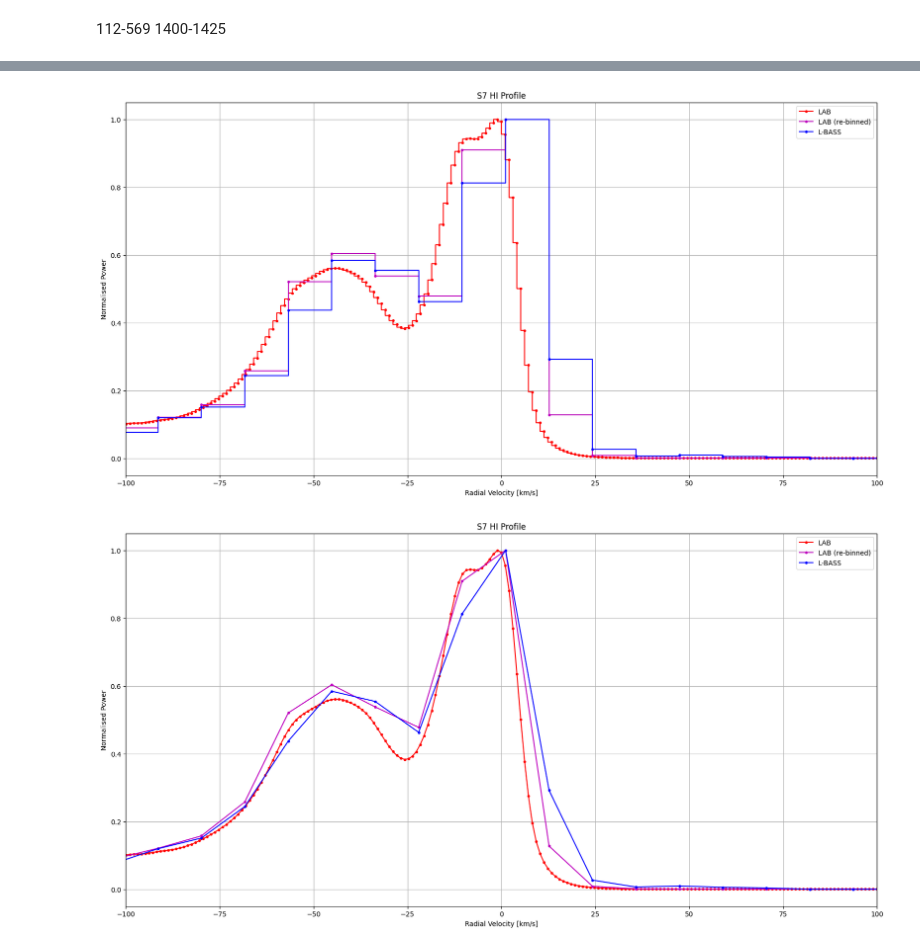
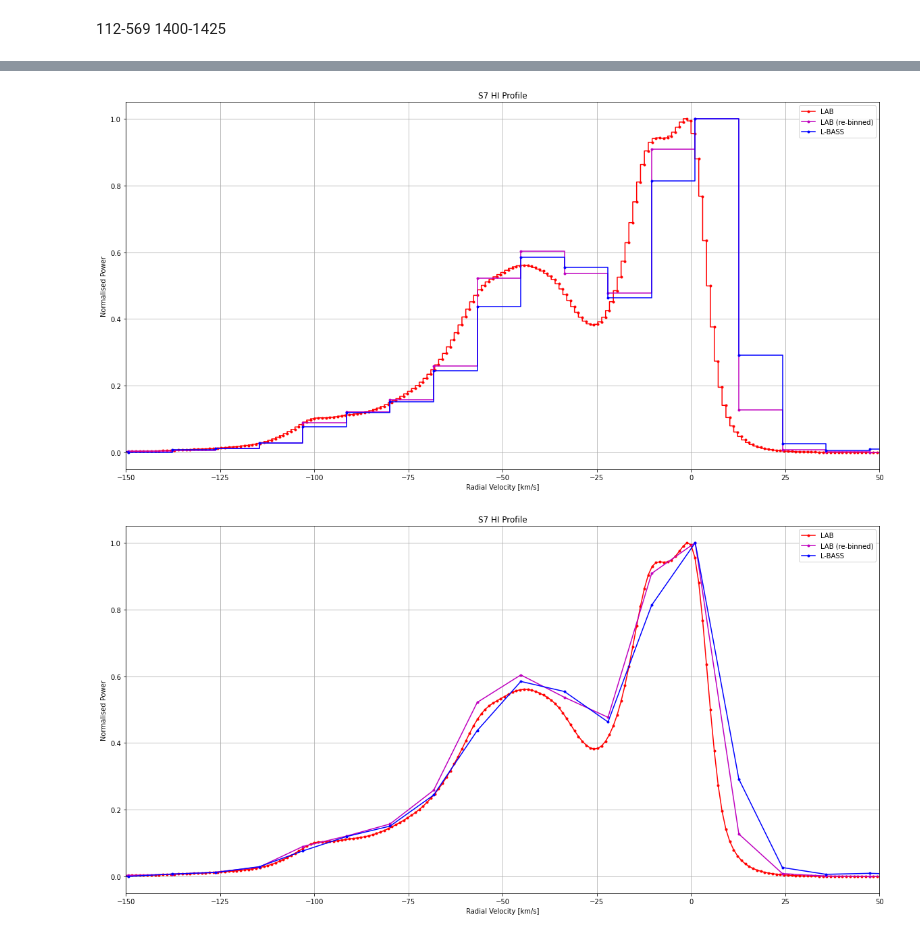
Before and after one commit to louis-hurrey/L-BASS, a Jupyter notebook: hydrogen_profiles.ipynb, the cells around one changed output, grey strips where cells are left out. Drawn from its saved outputs; the diff is of its cells as text; code cells hidden in the pictures.

Commit message:
corrected lab s7 data to j2000

```diff
--- a/hydrogen_profiles.ipynb
+++ b/hydrogen_profiles.ipynb
@@ -284,15 +286,23 @@ class Transit:
         return datetimes, power_array
 # %%
 s7_lab = np.genfromtxt("data/hydrogen profiles/s7_lab.txt", skip_header=4)
+s7_lab_j2000 = np.genfromtxt("data/hydrogen profiles/s7_lab_j2000.txt", skip_header=4)
 s7_lab_vel = s7_lab[:,0]
+s7_lab_j2000_vel = s7_lab_j2000[:,0]
 s7_lab_pwr = s7_lab[:,1] / np.max(s7_lab[:,1])
+s7_lab_j2000_pwr = s7_lab_j2000[:,1] / np.max(s7_lab_j2000[:,1])
 
 plt.figure(figsize=(20, 10))
 plt.plot(s7_lab_vel, s7_lab_pwr, marker=".", color='r', label="LAB")
+plt.plot(s7_lab_j2000_vel, s7_lab_j2000_pwr, marker=".", color='b', label="J2000")
+plt.plot(s7_lab_vel, s7_lab_pwr-s7_lab_j2000_pwr, marker=".", color='k', label="Difference")
 plt.xlabel('Radial Velocity [km/s]')
 plt.ylabel('Normalised Power')
 plt.grid(True)
 plt.legend()
 plt.title("S7 HI Profile")
 plt.show()
+
+s7_lab_vel = s7_lab_j2000_vel
+s7_lab_pwr = s7_lab_j2000_pwr
 # %% [output]
@@ -383,35 +393,35 @@ plt.step(vel,s7_profile/np.max(s7_profile), marker=".", color='b', label="L-BASS
 plt.xlabel('Radial Velocity [km/s]')
 plt.ylabel('Normalised Power')
 plt.grid(True)
 plt.legend()
 plt.title("S7 HI Profile")
-plt.xlim(-100,100)
+plt.xlim(-150,50)
 plt.show()
 
 plt.figure(figsize=(20, 10))
 plt.plot(s7_lab_vel, s7_lab_pwr, marker=".", color='r', label="LAB")
 plt.plot(vel, lab_rebinned/np.max(lab_rebinned), marker=".", color='m', label="LAB (re-binned)")
 plt.plot(vel,s7_profile/np.max(s7_profile), color='b', marker=".", label="L-BASS")
 plt.xlabel('Radial Velocity [km/s]')
 plt.ylabel('Normalised Power')
 plt.grid(True)
 plt.legend()
 plt.title("S7 HI Profile")
-plt.xlim(-100,100)
+plt.xlim(-150,50)
 plt.show()
 
 residuals = -(s7_profile/np.max(s7_profile)-lab_rebinned/np.max(lab_rebinned))
 
 plt.figure(figsize=(20, 10))
 plt.plot(vel, residuals, marker=".", color='g', label="Residuals")
 plt.xlabel('Radial Velocity [km/s]')
 plt.ylabel('Normalised Power')
 plt.grid(True)
 plt.legend()
 plt.title("S7 HI Profile Residuals")
-plt.xlim(-100,100)
+plt.xlim(-150,50)
 plt.show()
 # %% [output]
 [figure]
-[figure, old version]
+[figure, new version]
-[figure, old version]
+[figure, new version]
```
Also changed, not shown: parts of 6 cells of this notebook, 4 other files.
